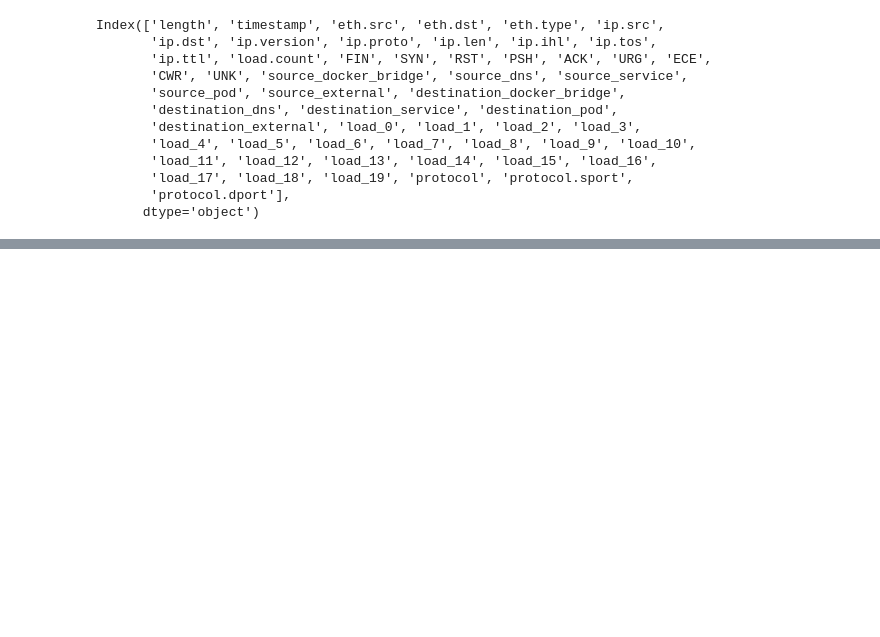
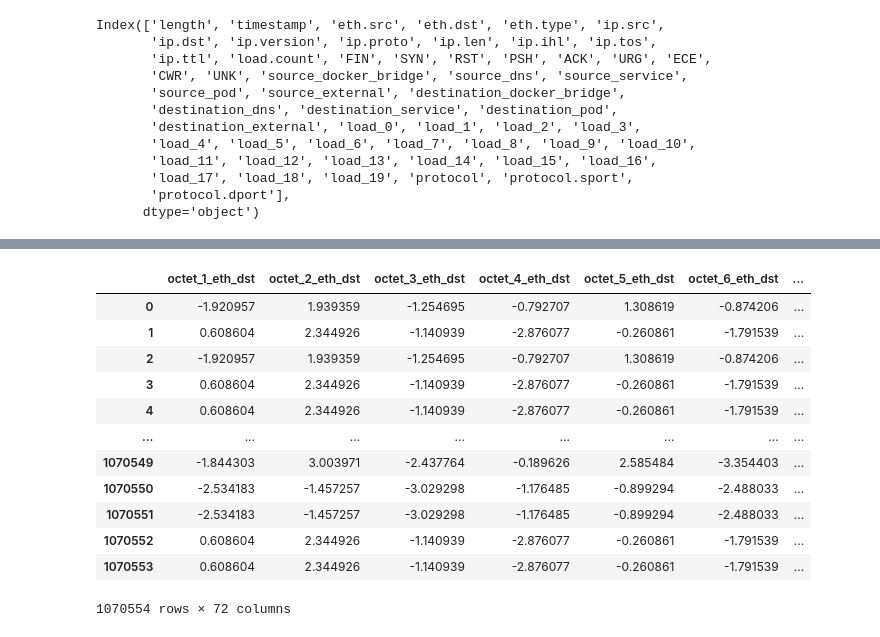
Before and after one commit to hotshot07/thesis, a Jupyter notebook: test_model/Really_cool_notebook.ipynb, the cells around one changed output, grey strips where cells are left out. Cells and saved outputs as stored; diff of their text form; code cells hidden in the pictures; blank space fills up the shorter version.

```diff
--- a/test_model/Really_cool_notebook.ipynb
+++ b/test_model/Really_cool_notebook.ipynb
@@ -182,0 +253,20 @@ x_normal.shape
+# %%
+new_df = custom_preprocessing.process_df(attack_csv)
+# %%
+list_of_cols_straight = ['length', 'eth.type', 'ip.version', 'ip.proto', 'ip.len', 'ip.ihl', 'ip.tos',
+       'ip.ttl' ,'load.count', 'FIN', 'SYN', 'RST', 'PSH', 'ACK',
+       'URG', 'ECE', 'CWR', 'UNK', 'source_docker_bridge', 'source_dns',
+       'source_service', 'source_pod', 'source_external',
+       'destination_docker_bridge', 'destination_dns', 'destination_service',
+       'destination_pod', 'destination_external', 'load_0', 'load_1', 'load_2',
+       'load_3', 'load_4', 'load_5', 'load_6', 'load_7', 'load_8', 'load_9',
+       'load_10', 'load_11', 'load_12', 'load_13', 'load_14', 'load_15',
+       'load_16', 'load_17', 'load_18', 'load_19',
+       'protocol.sport', 'protocol.dport']
+
+for col in list_of_cols_straight:
+    new_df[str(col)] = list(attack_csv[str(col)])
+# %%
+dummy_protocol = pd.get_dummies(attack_csv['protocol'])
+new_df['TCP'] = list(dummy_protocol['TCP'])
+new_df['UDP'] = list(dummy_protocol['UDP'])
@@ -182,0 +293,28 @@ x_normal.shape
+# %%
+from sklearn.preprocessing import StandardScaler
+columns_not_to_scale = ['FIN', 'SYN', 'RST', 'PSH', 'ACK', 'URG', 'ECE', 'CWR', 'UNK',
+       'source_docker_bridge', 'source_dns', 'source_service', 'source_pod',
+       'source_external', 'destination_docker_bridge', 'destination_dns',
+       'destination_service', 'destination_pod', 'destination_external', 'TCP',
+       'UDP']
+
+for col in new_df.columns:
+    if col not in columns_not_to_scale:
+        scale = StandardScaler().fit(new_df[[col]])
+        new_df[col] = scale.transform(new_df[[col]])
+# %%
+new_df
+# %% [output]
+|  | octet_1_eth_dst | octet_2_eth_dst | octet_3_eth_dst | octet_4_eth_dst | octet_5_eth_dst | octet_6_eth_dst | ... |
+| 0 | -1.920957 | 1.939359 | -1.254695 | -0.792707 | 1.308619 | -0.874206 | ... |
+| 1 | 0.608604 | 2.344926 | -1.140939 | -2.876077 | -0.260861 | -1.791539 | ... |
+| 2 | -1.920957 | 1.939359 | -1.254695 | -0.792707 | 1.308619 | -0.874206 | ... |
+| 3 | 0.608604 | 2.344926 | -1.140939 | -2.876077 | -0.260861 | -1.791539 | ... |
+| 4 | 0.608604 | 2.344926 | -1.140939 | -2.876077 | -0.260861 | -1.791539 | ... |
+| ... | ... | ... | ... | ... | ... | ... | ... |
+| 1070549 | -1.844303 | 3.003971 | -2.437764 | -0.189626 | 2.585484 | -3.354403 | ... |
+| 1070550 | -2.534183 | -1.457257 | -3.029298 | -1.176485 | -0.899294 | -2.488033 | ... |
+| 1070551 | -2.534183 | -1.457257 | -3.029298 | -1.176485 | -0.899294 | -2.488033 | ... |
+| 1070552 | 0.608604 | 2.344926 | -1.140939 | -2.876077 | -0.260861 | -1.791539 | ... |
+| 1070553 | 0.608604 | 2.344926 | -1.140939 | -2.876077 | -0.260861 | -1.791539 | ... |
+1070554 rows × 72 columns
```
Also changed, not shown: parts of 25 cells of this notebook.
